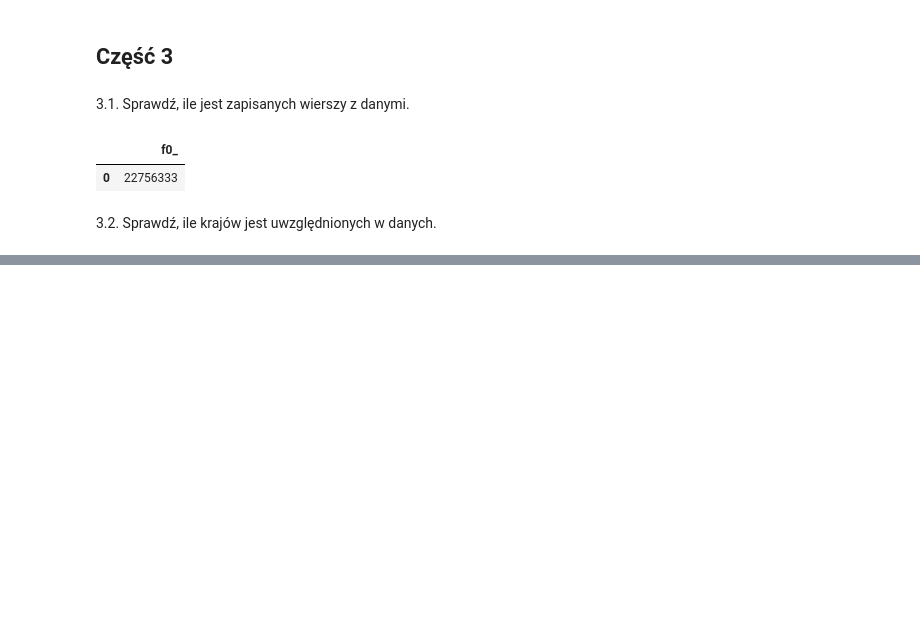
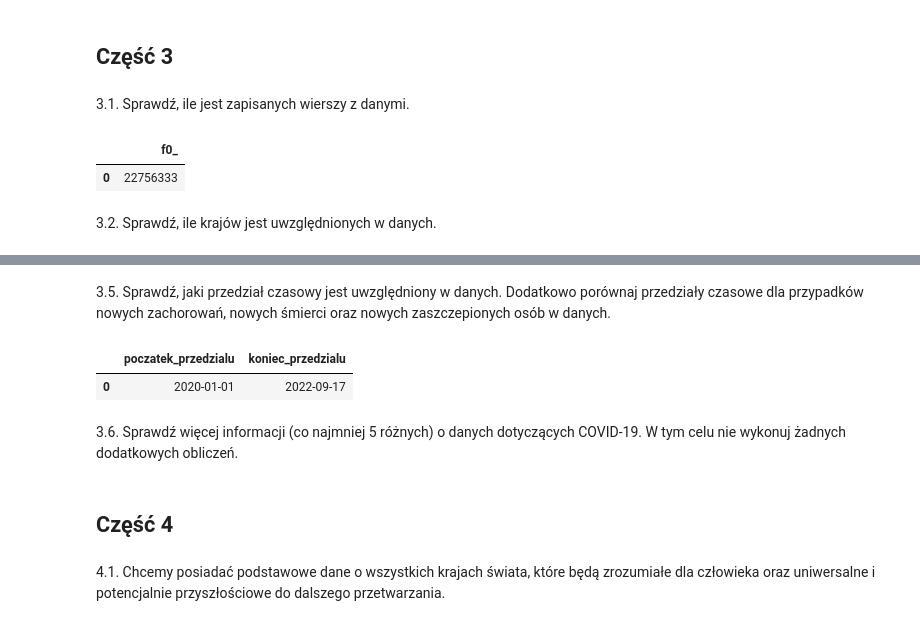
Before and after one commit to JakubKaczmarek5764/BigData1, a Jupyter notebook: main.ipynb, the cells around one changed output, grey strips where cells are left out. Cells and saved outputs as stored; diff of their text form; code cells hidden in the pictures; blank space fills up the shorter version.

Commit message:
część 3 i 4 poczatek

```diff
--- a/main.ipynb
+++ b/main.ipynb
@@ -82,0 +77,16 @@ Length: 701, dtype: int64
+# %% [markdown]
+ 3.5. Sprawdź, jaki przedział czasowy jest uwzględniony w danych. Dodatkowo porównaj przedziały czasowe dla przypadków nowych zachorowań, nowych śmierci oraz nowych zaszczepionych osób w danych.
+# %%
+query = ("""
+select min(date) as poczatek_przedzialu, max(date) as koniec_przedzialu FROM bigquery-public-data.covid19_open_data.covid19_open_data;
+""")
+query_job = client.query(query)
+query_result = query_job.result()
+df = query_result.to_dataframe()
+df
+# co to znaczy nowych?
+# %% [output]
+|  | poczatek_przedzialu | koniec_przedzialu |
+| 0 | 2020-01-01 | 2022-09-17 |
+# %% [markdown]
+ 3.6. Sprawdź więcej informacji (co najmniej 5 różnych) o danych dotyczących COVID-19. W tym celu nie wykonuj żadnych dodatkowych obliczeń.
@@ -82,0 +99,4 @@ Length: 701, dtype: int64
+# %% [markdown]
+## Część 4
+# %% [markdown]
+4.1. Chcemy posiadać podstawowe dane o wszystkich krajach świata, które będą zrozumiałe dla człowieka oraz uniwersalne i potencjalnie przyszłościowe do dalszego przetwarzania.
```
Also changed, not shown: parts of 8 cells of this notebook.
